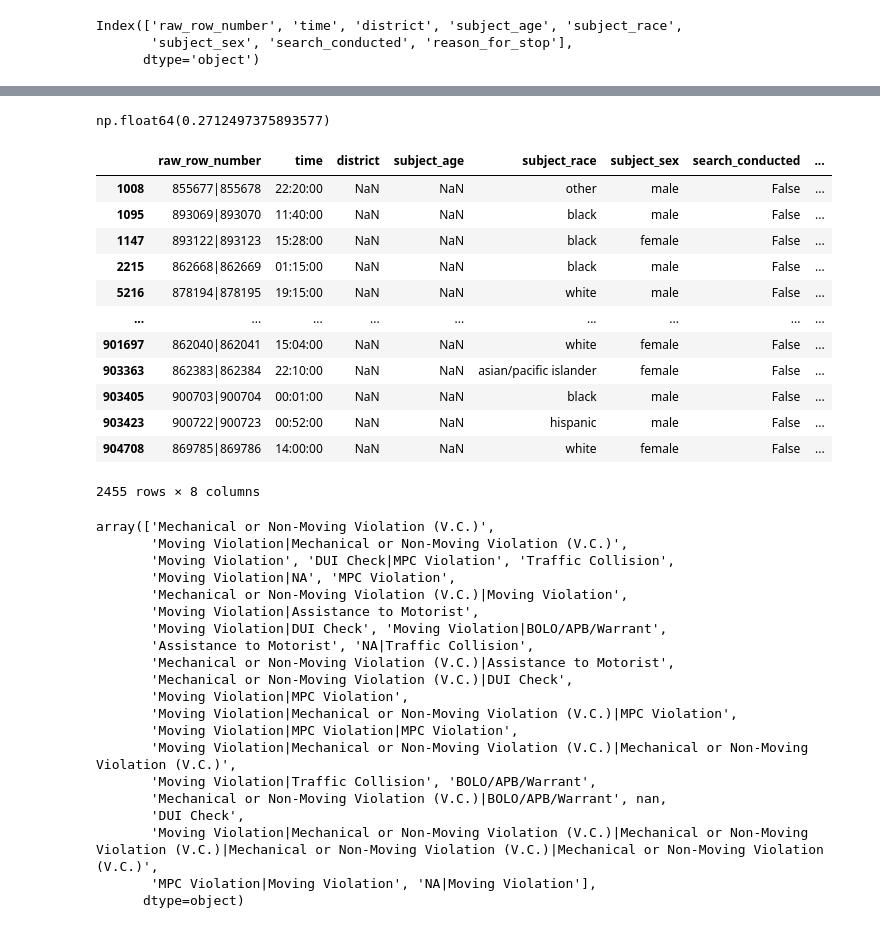
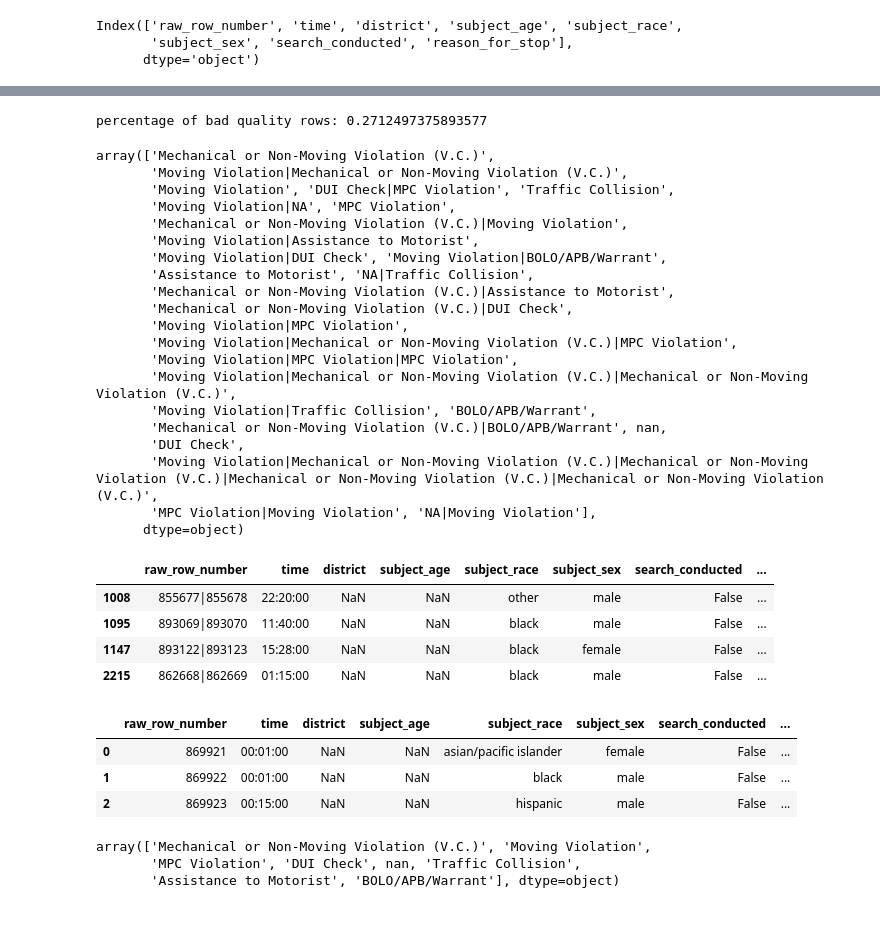
Before and after one commit to aanht/Contra-Costa-Intern-Assessment, a Jupyter notebook: EDA.ipynb, the cells around one changed output, grey strips where cells are left out. Drawn from its saved outputs; the diff is of its cells as text; code cells hidden in the pictures.

```diff
--- a/EDA.ipynb
+++ b/EDA.ipynb
@@ -234,44 +250,55 @@ Index(['raw_row_number', 'time', 'district', 'subject_age', 'subject_race',
 # %%
-sf_stops_drop_final["raw_row_number"].str.contains("|", regex=False).sum() / len(sf_stops_drop_final) * 100
+print("percentage of bad quality rows:", sf_stops_drop_final["raw_row_number"].str.contains("|", regex=False).sum() / len(sf_stops_drop_final) * 100)
 # %% [output]
-np.float64(0.2712497375893577)
+percentage of bad quality rows: 0.2712497375893577
 # %%
-bad_quality_rows = sf_stops_drop_final[sf_stops_drop_final["raw_row_number"].str.contains("|", regex=False)]
-bad_quality_rows
+# identify rows with '|' in "raw_row_number" column
+bad_quality_data = sf_stops_drop_final[sf_stops_drop_final["raw_row_number"].str.contains("|", regex=False)]
+
+display(bad_quality_data["reason_for_stop"].unique())
+bad_quality_data.head(4)
 # %% [output]
+array(['Mechanical or Non-Moving Violation (V.C.)',
+       'Moving Violation|Mechanical or Non-Moving Violation (V.C.)',
+       'Moving Violation', 'DUI Check|MPC Violation', 'Traffic Collision',
+       'Moving Violation|NA', 'MPC Violation',
+       'Mechanical or Non-Moving Violation (V.C.)|Moving Violation',
+       'Moving Violation|Assistance to Motorist',
+       'Moving Violation|DUI Check', 'Moving Violation|BOLO/APB/Warrant',
+       'Assistance to Motorist', 'NA|Traffic Collision',
+       'Mechanical or Non-Moving Violation (V.C.)|Assistance to Motorist',
+       'Mechanical or Non-Moving Violation (V.C.)|DUI Check',
+       'Moving Violation|MPC Violation',
+       'Moving Violation|Mechanical or Non-Moving Violation (V.C.)|MPC Violation',
+       'Moving Violation|MPC Violation|MPC Violation',
+       'Moving Violation|Mechanical or Non-Moving Violation (V.C.)|Mechanical or Non-Moving Violation (V.C.)',
+       'Moving Violation|Traffic Collision', 'BOLO/APB/Warrant',
+       'Mechanical or Non-Moving Violation (V.C.)|BOLO/APB/Warrant', nan,
+       'DUI Check',
+       'Moving Violation|Mechanical or Non-Moving Violation (V.C.)|Mechanical or Non-Moving Violation (V.C.)|Mechanical or Non-Moving Violation (V.C.)|Mechanical or Non-Moving Violation (V.C.)',
+       'MPC Violation|Moving Violation', 'NA|Moving Violation'],
+      dtype=object)
 |  | raw_row_number | time | district | subject_age | subject_race | subject_sex | search_conducted | ... |
 | 1008 | 855677|855678 | 22:20:00 | NaN | NaN | other | male | False | ... |
 | 1095 | 893069|893070 | 11:40:00 | NaN | NaN | black | male | False | ... |
 | 1147 | 893122|893123 | 15:28:00 | NaN | NaN | black | female | False | ... |
 | 2215 | 862668|862669 | 01:15:00 | NaN | NaN | black | male | False | ... |
-| 5216 | 878194|878195 | 19:15:00 | NaN | NaN | white | male | False | ... |
-| ... | ... | ... | ... | ... | ... | ... | ... | ... |
-| 901697 | 862040|862041 | 15:04:00 | NaN | NaN | white | female | False | ... |
-| 903363 | 862383|862384 | 22:10:00 | NaN | NaN | asian/pacific islander | female | False | ... |
-| 903405 | 900703|900704 | 00:01:00 | NaN | NaN | black | male | False | ... |
-| 903423 | 900722|900723 | 00:52:00 | NaN | NaN | hispanic | male | False | ... |
-| 904708 | 869785|869786 | 14:00:00 | NaN | NaN | white | female | False | ... |
-2455 rows × 8 columns
+# %%
+# get indexes of bad quality rows & remove them from final df
+bad_quality_indexes = bad_quality_data.index.tolist()
+sf_stops_clean = sf_stops_drop_final.drop(bad_quality_indexes, axis="index")
+
+sf_stops_clean.head(3)
+# %% [output]
+|  | raw_row_number | time | district | subject_age | subject_race | subject_sex | search_conducted | ... |
+| 0 | 869921 | 00:01:00 | NaN | NaN | asian/pacific islander | female | False | ... |
+| 1 | 869922 | 00:01:00 | NaN | NaN | black | male | False | ... |
+| 2 | 869923 | 00:15:00 | NaN | NaN | hispanic | male | False | ... |
 # %%
-sf_stops_drop_final["reason_for_stop"].unique()
+# check if removing bad quality rows worked
+# (should return array with single value for "reason_for_stop")
+sf_stops_clean["reason_for_stop"].unique()
 # %% [output]
-array(['Mechanical or Non-Moving Violation (V.C.)',
-       'Moving Violation|Mechanical or Non-Moving Violation (V.C.)',
-       'Moving Violation', 'DUI Check|MPC Violation', 'Traffic Collision',
-       'Moving Violation|NA', 'MPC Violation',
-       'Mechanical or Non-Moving Violation (V.C.)|Moving Violation',
-       'Moving Violation|Assistance to Motorist',
-       'Moving Violation|DUI Check', 'Moving Violation|BOLO/APB/Warrant',
-       'Assistance to Motorist', 'NA|Traffic Collision',
-       'Mechanical or Non-Moving Violation (V.C.)|Assistance to Motorist',
-       'Mechanical or Non-Moving Violation (V.C.)|DUI Check',
-       'Moving Violation|MPC Violation',
-       'Moving Violation|Mechanical or Non-Moving Violation (V.C.)|MPC Violation',
-       'Moving Violation|MPC Violation|MPC Violation',
-       'Moving Violation|Mechanical or Non-Moving Violation (V.C.)|Mechanical or Non-Moving Violation (V.C.)',
-       'Moving Violation|Traffic Collision', 'BOLO/APB/Warrant',
-       'Mechanical or Non-Moving Violation (V.C.)|BOLO/APB/Warrant', nan,
-       'DUI Check',
-       'Moving Violation|Mechanical or Non-Moving Violation (V.C.)|Mechanical or Non-Moving Violation (V.C.)|Mechanical or Non-Moving Violation (V.C.)|Mechanical or Non-Moving Violation (V.C.)',
-       'MPC Violation|Moving Violation', 'NA|Moving Violation'],
-      dtype=object)
+array(['Mechanical or Non-Moving Violation (V.C.)', 'Moving Violation',
+       'MPC Violation', 'DUI Check', nan, 'Traffic Collision',
+       'Assistance to Motorist', 'BOLO/APB/Warrant'], dtype=object)
```
Also changed, not shown: parts of 7 cells of this notebook.
